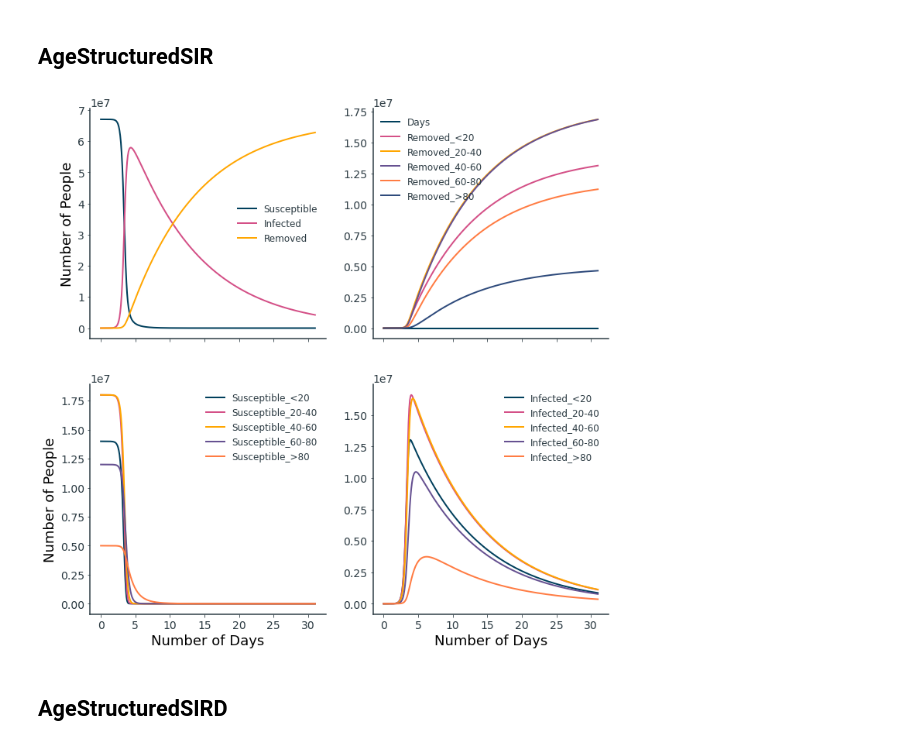
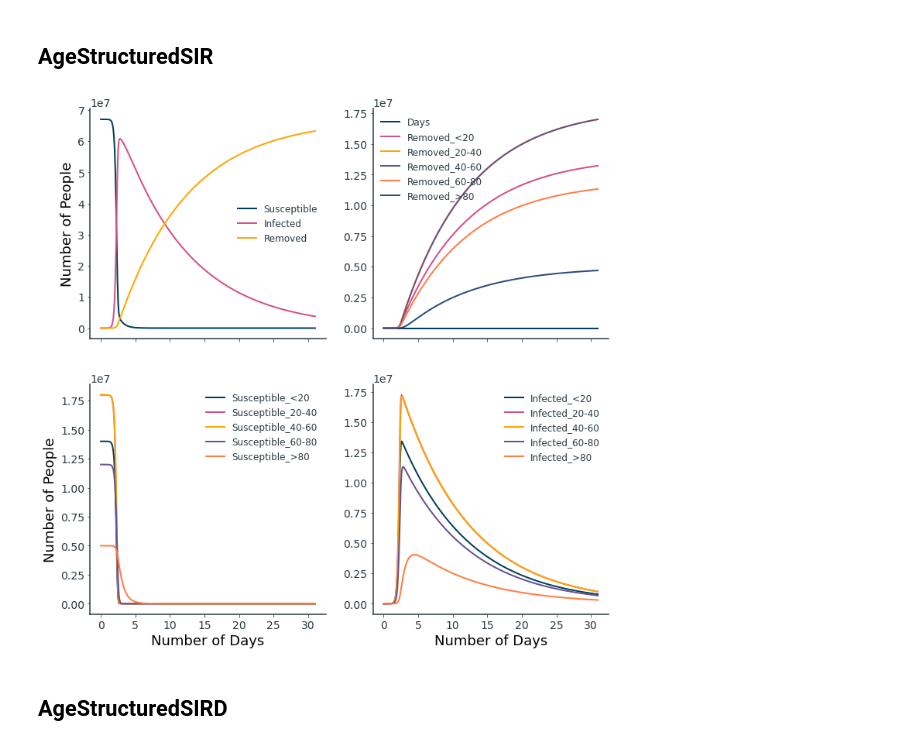
Before and after one commit to AidanCooper/vaccination-strategies, a Jupyter notebook: notebooks/20210703-AC-age_structured_models.ipynb, the cells around one changed output. Cells and saved outputs as stored; diff of their text form; code cells hidden in the pictures.

Commit message:
Implement beta as a 2x2 matrix

```diff
--- a/notebooks/20210703-AC-age_structured_models.ipynb
+++ b/notebooks/20210703-AC-age_structured_models.ipynb
@@ -13,19 +13,37 @@ days, dt = 31, 0.1
 # %% [markdown]
 ## AgeStructuredSIR
 # %%
-labels = ["<20", "20-40", "40-60", "60-80", ">80"]
-S0 = [14000000, 18000000, 18000000, 12000000, 5000000]
-I0 = [14, 18, 18, 12, 5]
-R0 = [0, 0, 0, 0, 0]
-beta = [1.8, 1.4, 1.0, 0.6, 0.2]
-gamma = [0.1, 0.1, 0.1, 0.1, 0.1]
-N = np.array(S0) + np.array(I0) + np.array(R0)
+# labels = ["<20", "20-40", "40-60", "60-80", ">80"]
+# S0 = [14000000, 18000000, 18000000, 12000000, 5000000]
+# I0 = [14, 18, 18, 12, 5]
+# R0 = [0, 0, 0, 0, 0]
+# beta = [1.8, 1.4, 1.0, 0.6, 0.2]
+# gamma = [0.1, 0.1, 0.1, 0.1, 0.1]
+# N = np.array(S0) + np.array(I0) + np.array(R0)
 
-sim = AgeStructuredSIR(labels, beta, gamma, S0, I0, R0)
-df, fig = sim.run(days, dt)
-fig
+# sim = AgeStructuredSIR(labels, beta, gamma, S0, I0, R0)
+# df, fig = sim.run(days, dt)
+# fig
-# %% [output]
-[figure, removed]
+# %%
+labels = ["<20", "20-40", "40-60", "60-80", ">80"]
+S0 = [14000000, 18000000, 18000000, 12000000, 5000000]
+I0 = [14, 18, 18, 12, 5]
+R0 = [0, 0, 0, 0, 0]
+beta = np.array([
+    [4,   2.5, 1.6, 1,   0.1],
+    [2.5, 3,   2.2, 1.4, 0.2],
+    [1.6, 2.2, 2.5, 1.8, 0.3],
+    [1,   1.4, 1.8, 2,   0.4],
+    [0.1, 0.2, 0.3, 0.4, 0.5]
+])
+gamma = [0.1, 0.1, 0.1, 0.1, 0.1]
+N = np.array(S0) + np.array(I0) + np.array(R0)
+
+sim = AgeStructuredSIR(labels, beta, gamma, S0, I0, R0)
+df, fig = sim.run(days, dt)
+fig
+# %% [output]
+[figure, added]
 # %% [markdown]
 ## AgeStructuredSIRD
 # %%
```
Also changed, not shown: parts of 6 cells of this notebook, 2 other files.
